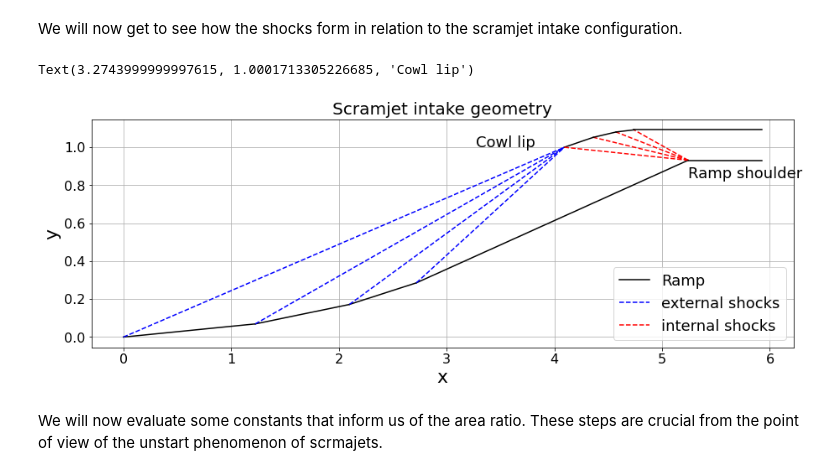
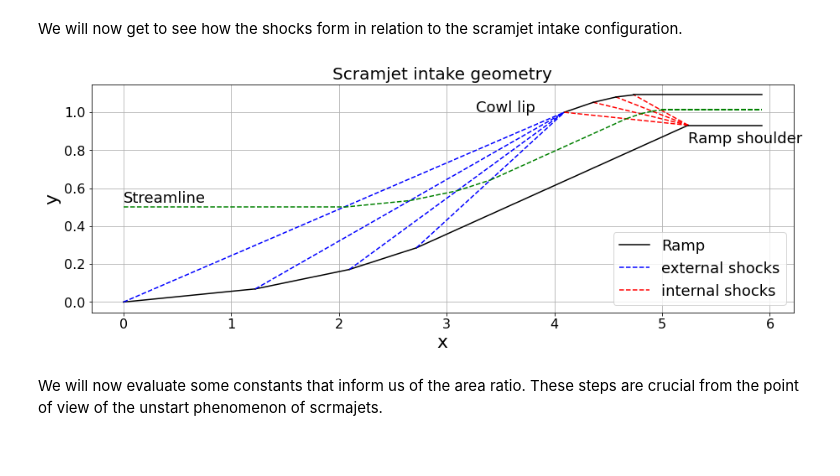
Before and after one commit to shuvayanb/LFF-for-design-and-optimisation, a Jupyter notebook: LFF_Scramjet_intake.ipynb, the cells around one changed output. Cells and saved outputs as stored; diff of their text form; code cells hidden in the pictures.

```diff
--- a/LFF_Scramjet_intake.ipynb
+++ b/LFF_Scramjet_intake.ipynb
@@ -78,6 +78,9 @@ P = [0 for i in range(n+m+1)]
 T = [0 for i in range(n+m+1)]
 rho = [0 for i in range(n+m+1)]
 
+xc = [0 for i in range(n+m+1)]
+yc = [0 for i in range(n+m+1)]
+
 M[0] = M1         # Freestream Mach number
 P[0] = P1         # Freestream Pressure
 T[0] = T1         # Freestream Temparature
@@ -434,35 +437,100 @@ for i in range(n,n+m,1): # cowl body
   elif(i>n+1):
     plt.plot([X[i],X[i+1]],[Y[i],Y[i+1]], 'k', linestyle="-")
 
 
 plt.plot([X[n+1],Lmax],[Y[n+1],Y[n+1]], 'k', linestyle="-")
 #plt.plot([Lmax,Lmax],[Y[n+1],Y[n+m]], 'k', linestyle="-")
 plt.plot([Lmax,X[n+m]],[Y[n+m],Y[n+m]], 'k', linestyle="-")
 
 cowl = [xo,yo]
 phi_b = [phi_x,phi_y]
 
 #arrow = drawArrow(cowl,phi_b)
 
 #print('The perpendicular dropped from the cowl to the ramp body may not appear as normals due to aspect ratio of the image ')
 
 plt.title('Scramjet intake geometry', fontsize = 20)
 plt.xlabel('x',fontsize=22)
 plt.ylabel('y',fontsize=22)
 plt.tick_params(labelsize=16)
 #plt.xlim(-0.05, 1.2)
 #plt.ylim(-0.01, 0.14)
 plt.legend(loc="lower right")
 plt.grid(True, which="both", ls="-")
 
 plt.text(X[n+1],Y[n+1]*0.9, "Ramp shoulder")
 
 #plt.text(phi_x*1.025,phi_y*0.9, "Normals dropped from cowl")
 
 plt.text(X[1]*0.8,Y[1], "Cowl lip")
+
+
+def intersection(m1,m2,xo,yo,xc,yc):
+    xi = ((yo-yc) + (m2*xc) - (m1*xo))/ (m2-m1)
+    yi = m1 * (xi-xo) + yo
+
+    return xi,yi
+
+
+xc[0] = 0
+yc[0] = H*0.5
+
+for i in range(0,n,1):
+
+    if i==0:
+        m1 = (Y[1]-Y[0])/(X[1]-X[0])
+        m2 = 0
+        xc[i+1],yc[i+1] = intersection(m1,m2,X[i],Y[i],xc[i],yc[i])
+        plt.plot([xc[i],xc[i+1]],[yc[i],yc[i+1]], 'green', linestyle="--")
+
+    elif i==1:
+        m1 = (Y[1]-Y[i+1])/(X[1]-X[i+1])
+        m2 = (Y[i+1]-Y[i-1])/(X[i+1]-X[i-1])
+        xc[i+1],yc[i+1] = intersection(m1,m2,X[i],Y[i],xc[i],yc[i])
+        plt.plot([xc[i],xc[i+1]],[yc[i],yc[i+1]], 'green', linestyle="--")
+
+    elif i>1:
+        m1 = (Y[1]-Y[i+1])/(X[1]-X[i+1])
+        m2 = (Y[i+1]-Y[i])/(X[i+1]-X[i])
+        xc[i+1],yc[i+1] = intersection(m1,m2,X[i+1],Y[i+1],xc[i],yc[i])
+        plt.plot([xc[i],xc[i+1]],[yc[i],yc[i+1]], 'green', linestyle="--")
+#    print(xc[i+1],yc[i+1],m1,m2)
+
+
+for i in range(n,n+m,1):
+
+    if i==n:
+        m1 = (Y[1]-Y[n+1])/(X[1]-X[n+1])
+        m2 = (Y[i+1]-Y[i])/(X[i+1]-X[i])
+        xc[i+1],yc[i+1] = intersection(m1,m2,X[i+1],Y[i+1],xc[i],yc[i])
+        plt.plot([xc[i],xc[i+1]],[yc[i],yc[i+1]], 'green', linestyle="--")
+
+
+    if i>n:
+        if m==1:
+            m1 = (Y[i+1]-Y[n+1])/(X[i+1]-X[n+1])
+            m2 = (Y[i+1]-Y[1])/(X[i+1]-X[1])
+
+        elif i==n+1:
+            m1 = (Y[i+1]-Y[n+1])/(X[i+1]-X[n+1])
+            m2 = (Y[i+1]-Y[1])/(X[i+1]-X[1]) #5 - 1
+
+        elif i>n+1:
+            m1 = (Y[i+1]-Y[n+1])/(X[i+1]-X[n+1])
+            m2 = (Y[i+1]-Y[i])/(X[i+1]-X[i])
+
+
+        xc[i+1],yc[i+1] = intersection(m1,m2,X[n+1],Y[n+1],xc[i],yc[i])
+        plt.plot([xc[i],xc[i+1]],[yc[i],yc[i+1]], 'green', linestyle="--")
+
+    #print(i,i+1,xc[i+1],yc[i+1],m1,m2)
+
+    plt.plot([xc[n+m],Lmax],[yc[n+m],yc[n+m]], 'green', linestyle="--")
+
+#print(X[n+m],Y[n+m])
+plt.text(xc[0],yc[0]*1.05, "Streamline");
 # %% [output]
-Text(3.2743999999997615, 1.0001713305226685, 'Cowl lip')
-[figure, old version]
+[figure, new version]
 # %% [markdown]
 We will now evaluate some constants that inform us of the area ratio. These steps are crucial from the point of view of the unstart phenomenon of scrmajets.
 # %%
```
Also changed, not shown: parts of 1 cell of this notebook.
